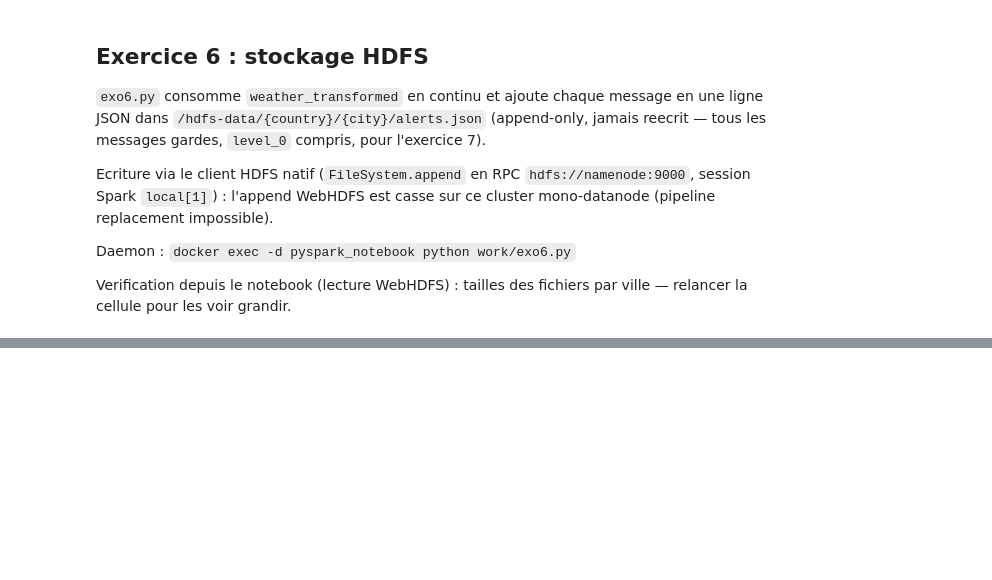
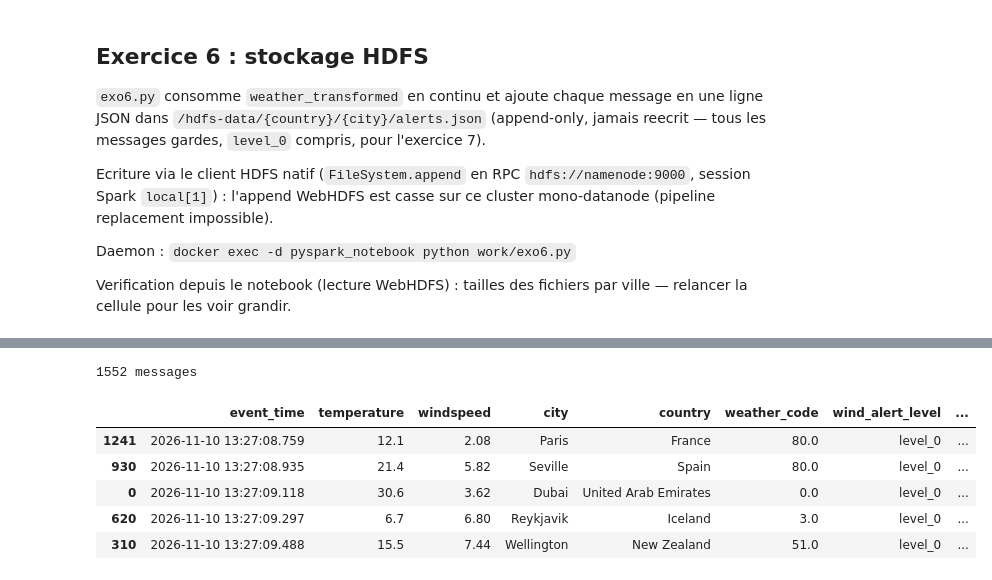
Before and after one commit to ClementBast/kafka-meteo, a Jupyter notebook: work/tp_kafka.ipynb, the cells around one changed output, grey strips where cells are left out. Saved outputs shown, nothing was run; the diff lists cells and outputs as text; code cells hidden in the pictures; blank space fills up the shorter version.

```diff
--- a/work/tp_kafka.ipynb
+++ b/work/tp_kafka.ipynb
@@ -180,0 +192,21 @@ for pays in h.list("/hdfs-data"):
+# %%
+import pandas as pd
+import matplotlib.pyplot as plt
+
+logs = spark.read.schema(schema_t).json("hdfs://namenode:9000/hdfs-data/*/*/alerts.json")
+print(logs.count(), "messages")
+
+df = (logs.toPandas()
+      .drop_duplicates()                  # doublons du rattrapage du consumer
+      .dropna(subset=["temperature"]))    # reponses API sans donnees -> level_2 factices
+df["event_time"] = pd.to_datetime(df["event_time"])
+df = df.sort_values("event_time")
+df.head()
+# %% [output]
+1552 messages
+|  | event_time | temperature | windspeed | city | country | weather_code | wind_alert_level | ... |
+| 1241 | 2026-11-10 13:27:08.759 | 12.1 | 2.08 | Paris | France | 80.0 | level_0 | ... |
+| 930 | 2026-11-10 13:27:08.935 | 21.4 | 5.82 | Seville | Spain | 80.0 | level_0 | ... |
+| 0 | 2026-11-10 13:27:09.118 | 30.6 | 3.62 | Dubai | United Arab Emirates | 0.0 | level_0 | ... |
+| 620 | 2026-11-10 13:27:09.297 | 6.7 | 6.80 | Reykjavik | Iceland | 3.0 | level_0 | ... |
+| 310 | 2026-11-10 13:27:09.488 | 15.5 | 7.44 | Wellington | New Zealand | 51.0 | level_0 | ... |
```
Also changed, not shown: parts of 5 cells of this notebook.
